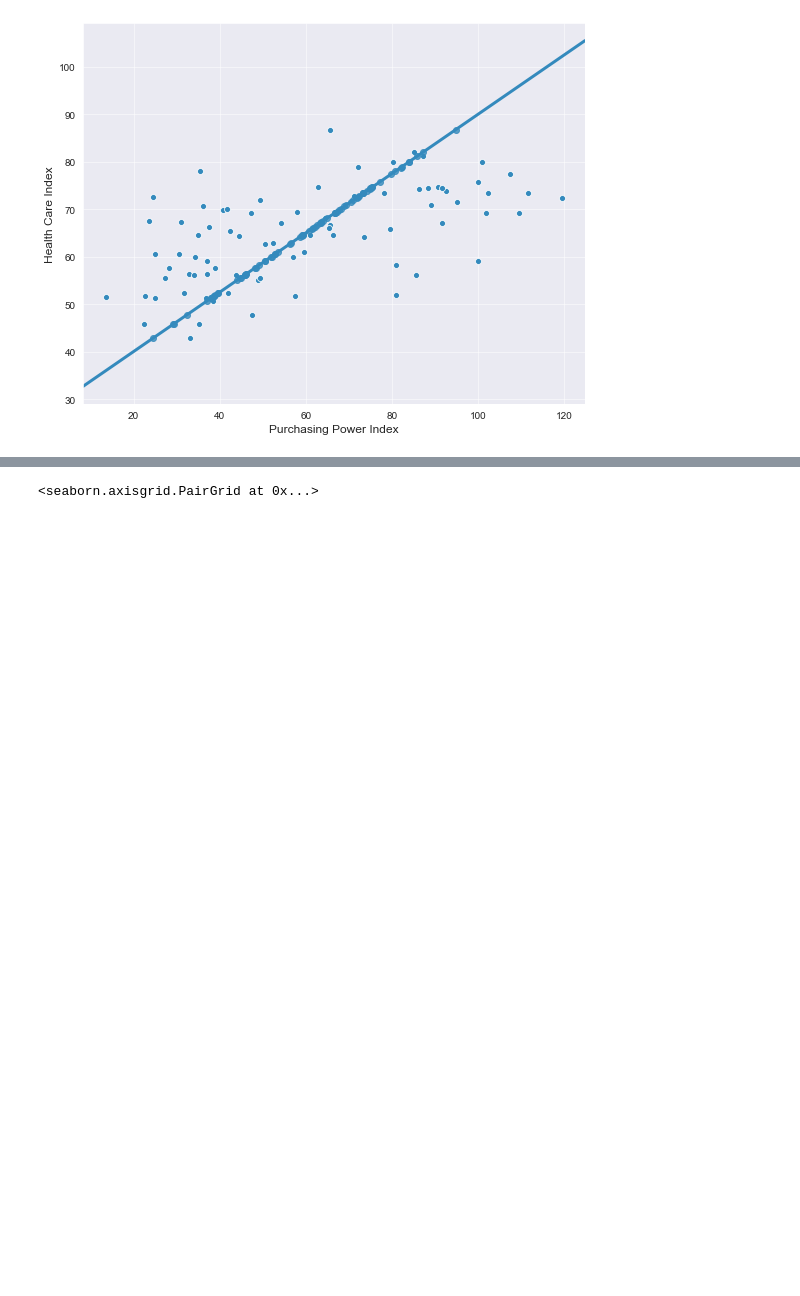
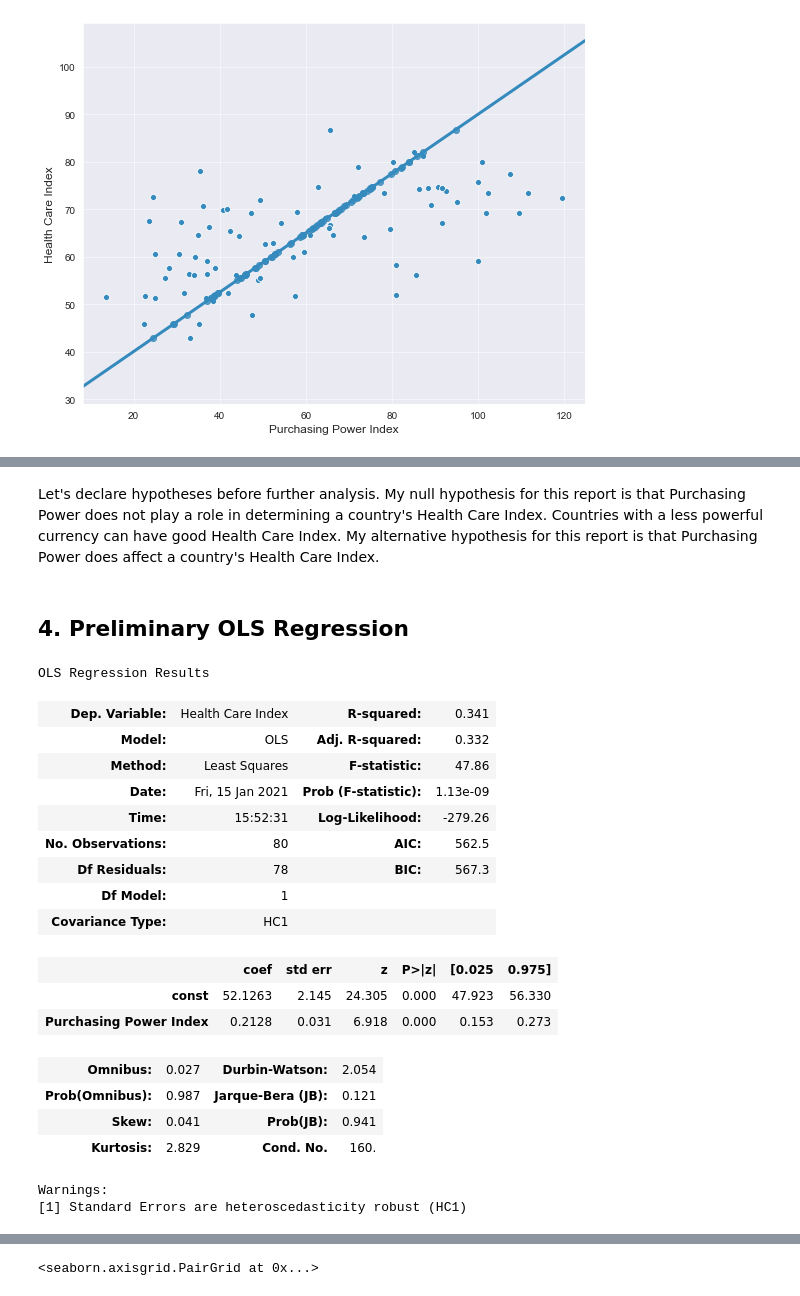
Before and after one commit to AgaskarJ/HealthCareIndex, a Jupyter notebook: Life.ipynb, the cells around one changed output, grey strips where cells are left out. Saved outputs shown, nothing was run; the diff lists cells and outputs as text; code cells hidden in the pictures; blank space fills up the shorter version.

```diff
--- a/Life.ipynb
+++ b/Life.ipynb
@@ -156,0 +148,39 @@ ax = sns.regplot(x="Purchasing Power Index", y="Health Care Index", data=df_fitt
+# %% [markdown]
+Let's declare hypotheses before further analysis. My null hypothesis for this report is that Purchasing Power does not play a role in determining a country's Health Care Index. Countries with a less powerful currency can have good Health Care Index. My alternative hypothesis for this report is that Purchasing Power does affect a country's Health Care Index.
+# %% [markdown]
+<h2>4. Preliminary OLS Regression</h2>
+# %%
+#OLS Regression for
+
+import statsmodels.api as sm
+import numpy as np
+
+X = df["Purchasing Power Index"]
+y = df["Health Care Index"]
+X = sm.add_constant(X) #add an intercept beta0
+
+model = sm.OLS(y, X).fit(cov_type='HC1')
+#fit MacKinnon and White’s heteroskedasticity-robust standard errors
+predictions = model.predict(X) #Assign prediction to model
+
+model.summary()
+# %% [output]
+OLS Regression Results
+| Dep. Variable: | Health Care Index | R-squared: | 0.341 |
+| Model: | OLS | Adj. R-squared: | 0.332 |
+| Method: | Least Squares | F-statistic: | 47.86 |
+| Date: | Fri, 15 Jan 2021 | Prob (F-statistic): | 1.13e-09 |
+| Time: | 15:52:31 | Log-Likelihood: | -279.26 |
+| No. Observations: | 80 | AIC: | 562.5 |
+| Df Residuals: | 78 | BIC: | 567.3 |
+| Df Model: | 1 |  |  |
+| Covariance Type: | HC1 |  |  |
+|  | coef | std err | z | P>|z| | [0.025 | 0.975] |
+| const | 52.1263 | 2.145 | 24.305 | 0.000 | 47.923 | 56.330 |
+| Purchasing Power Index | 0.2128 | 0.031 | 6.918 | 0.000 | 0.153 | 0.273 |
+| Omnibus: | 0.027 | Durbin-Watson: | 2.054 |
+| Prob(Omnibus): | 0.987 | Jarque-Bera (JB): | 0.121 |
+| Skew: | 0.041 | Prob(JB): | 0.941 |
+| Kurtosis: | 2.829 | Cond. No. | 160. |
+Warnings:
+[1] Standard Errors are heteroscedasticity robust (HC1)
```
Also changed, not shown: parts of 16 cells of this notebook, 3 other files.
